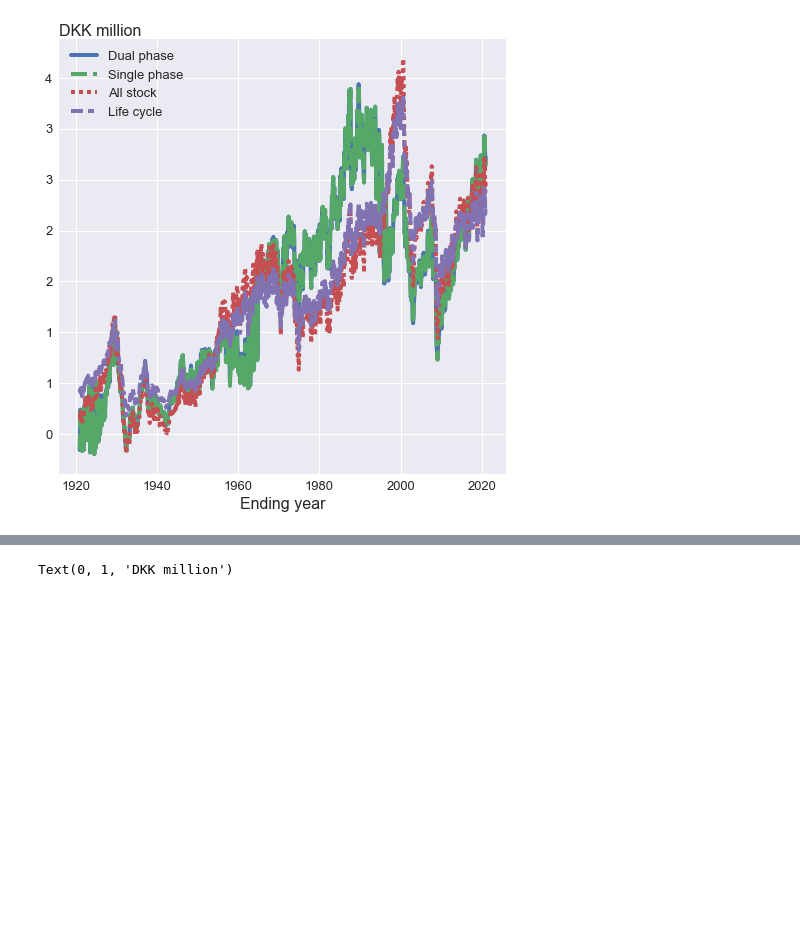
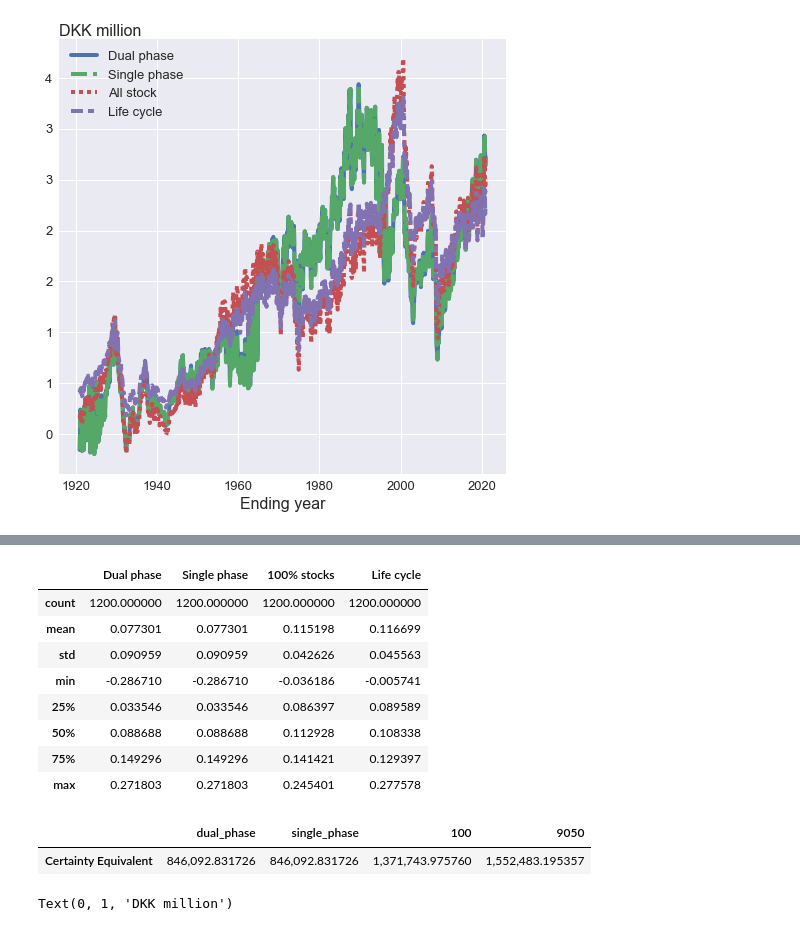
Before and after one commit to neriksen/applied_finance, a Jupyter notebook: shiller.ipynb, the cells around one changed output, grey strips where cells are left out. Saved outputs shown, nothing was run; the diff lists cells and outputs as text; code cells hidden in the pictures; blank space fills up the shorter version.

```diff
--- a/shiller.ipynb
+++ b/shiller.ipynb
@@ -196,3 +305,20 @@ Text(0, 1, 'DKK million')
+# %%
+historical_sharpe.describe()
+# %% [output]
+|  | Dual phase | Single phase | 100% stocks | Life cycle |
+| count | 1200.000000 | 1200.000000 | 1200.000000 | 1200.000000 |
+| mean | 0.077301 | 0.077301 | 0.115198 | 0.116699 |
+| std | 0.090959 | 0.090959 | 0.042626 | 0.045563 |
+| min | -0.286710 | -0.286710 | -0.036186 | -0.005741 |
+| 25% | 0.033546 | 0.033546 | 0.086397 | 0.089589 |
+| 50% | 0.088688 | 0.088688 | 0.112928 | 0.108338 |
+| 75% | 0.149296 | 0.149296 | 0.141421 | 0.129397 |
+| max | 0.271803 | 0.271803 | 0.245401 | 0.277578 |
+# %%
+sharpe.CE_ports(ports_shiller)
+# %% [output]
+|  | dual_phase | single_phase | 100 | 9050 |
+| Certainty Equivalent | 846,092.831726 | 846,092.831726 | 1,371,743.975760 | 1,552,483.195357 |
 # %%
 fig, ax = plt.subplots(1, 1, figsize=(8, 8))
 #sns.lineplot(data = shiller_results.loc[:,['dual_phase', 'single_phase', '100', '9050']]/1000000, linewidth = 4, linestyle="solid")      # Levered investments
```
Also changed, not shown: parts of 12 cells of this notebook.
